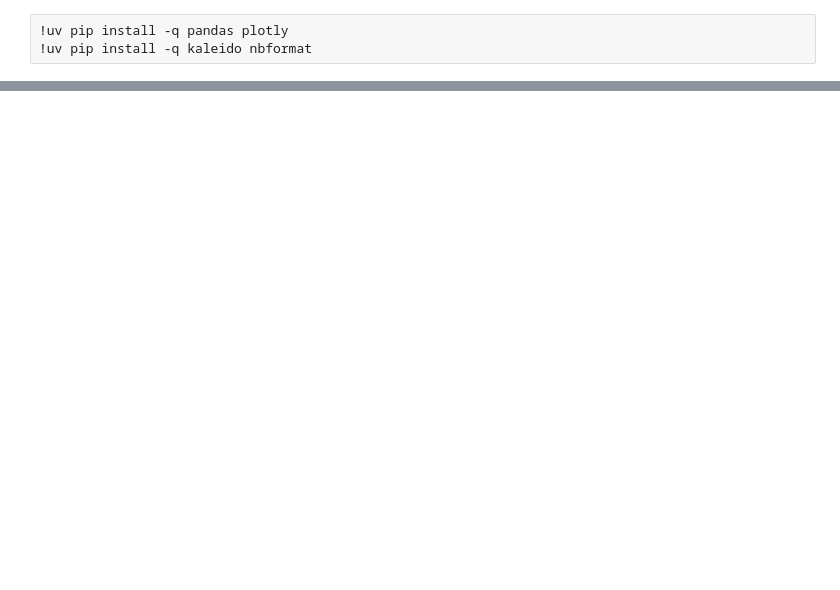
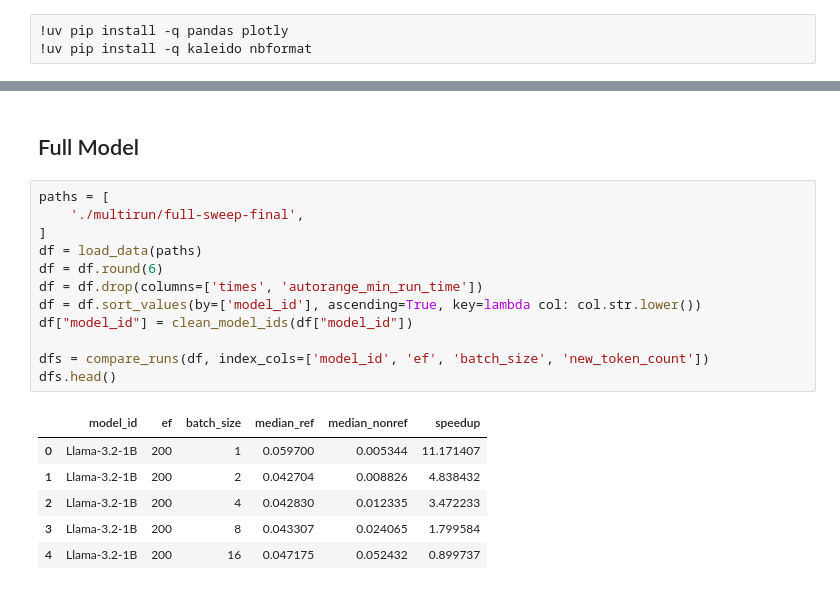
Before and after one commit to martinloretzzz/vector-index-embedding, a Jupyter notebook: benchmark/analyze.ipynb, the cells around one changed output, grey strips where cells are left out. Drawn from its saved outputs; the diff is of its cells as text; blank space fills up the shorter version.

```diff
--- a/benchmark/analyze.ipynb
+++ b/benchmark/analyze.ipynb
@@ -140 +137,22 @@ EF 100
 EF 200
+# %% [markdown]
+## Full Model
+# %%
+paths = [
+    './multirun/full-sweep-final',
+]
+df = load_data(paths)
+df = df.round(6)
+df = df.drop(columns=['times', 'autorange_min_run_time'])
+df = df.sort_values(by=['model_id'], ascending=True, key=lambda col: col.str.lower())
+df["model_id"] = clean_model_ids(df["model_id"])
+
+dfs = compare_runs(df, index_cols=['model_id', 'ef', 'batch_size', 'new_token_count'])
+dfs.head()
+# %% [output]
+|  | model_id | ef | batch_size | median_ref | median_nonref | speedup |
+| 0 | Llama-3.2-1B | 200 | 1 | 0.059700 | 0.005344 | 11.171407 |
+| 1 | Llama-3.2-1B | 200 | 2 | 0.042704 | 0.008826 | 4.838432 |
+| 2 | Llama-3.2-1B | 200 | 4 | 0.042830 | 0.012335 | 3.472233 |
+| 3 | Llama-3.2-1B | 200 | 8 | 0.043307 | 0.024065 | 1.799584 |
+| 4 | Llama-3.2-1B | 200 | 16 | 0.047175 | 0.052432 | 0.899737 |
```
Also changed, not shown: parts of 5 cells of this notebook.
